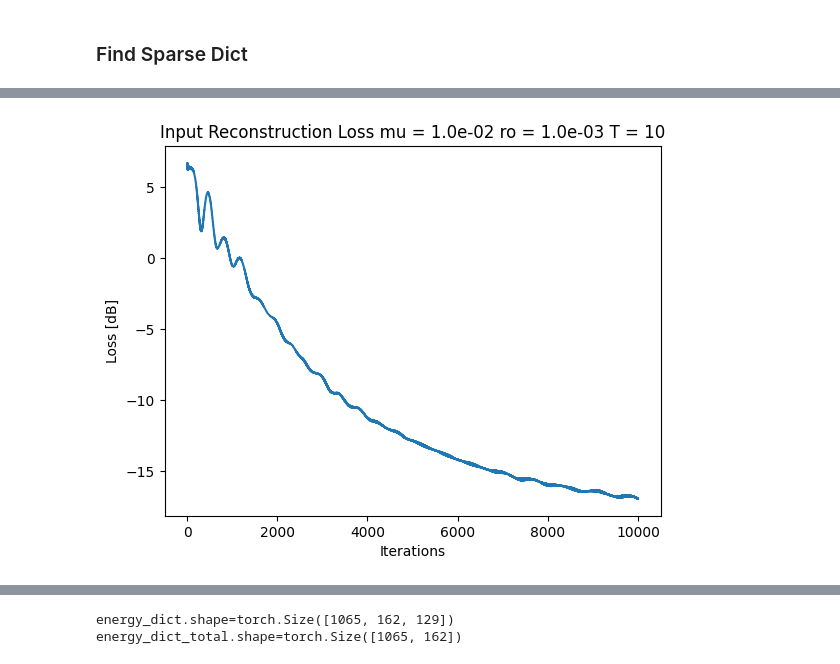
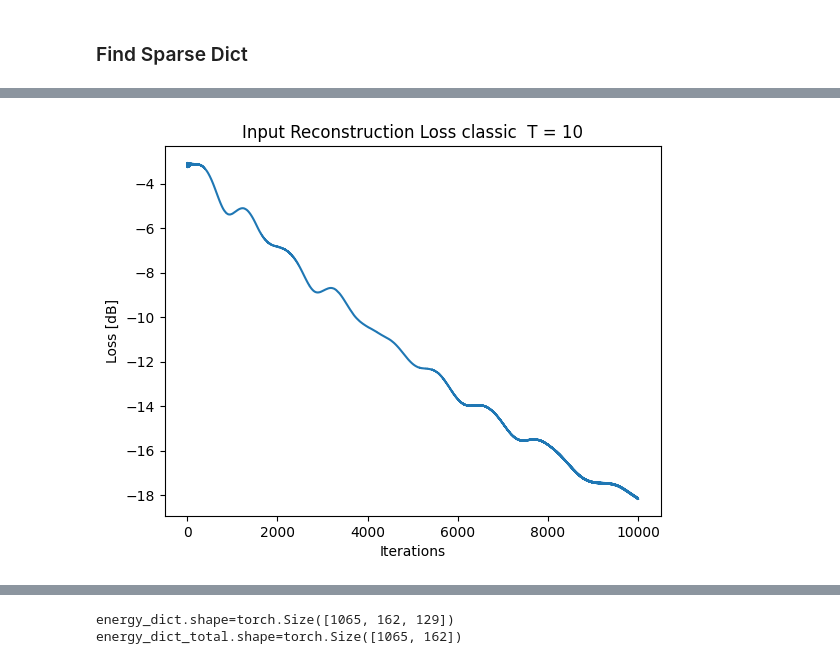
Before and after one commit to Amitmils/AmbisonicUpscaling, a Jupyter notebook: run_script_v2.ipynb, the cells around one changed output, grey strips where cells are left out. Cells and saved outputs as stored; diff of their text form; code cells hidden in the pictures.

```diff
--- a/run_script_v2.ipynb
+++ b/run_script_v2.ipynb
@@ -252,7 +297,7 @@ plot_spectograms(anm_f_input_order,sound_field.sr)
 # %%
 mask_type = 'None'  #"cheat" # "cheat" None , 'algo' 'hardcoded
 
-if mask_type is 'None':
+if mask_type == 'None':
     mask = torch.arange(len(sound_field.P_ph)).reshape(-1)
     sound_field.has_mask = False
 else:
@@ -300,42 +356,79 @@ Y_p_3 = utils.create_sh_matrix(3, zen=sound_field.P_th, azi=sound_field.P_ph,typ
 # %%
 if True:
-    Y_p_complex = utils.create_sh_matrix(input_order, zen=sound_field.P_th, azi=sound_field.P_ph,type='complex')
-    Y_p_real = utils.create_sh_matrix(input_order, zen=sound_field.P_th, azi=sound_field.P_ph,type='real')
-    opt = optimizer(Y_p_complex, alpha=0.1, method=GD_LAGRANGE_MULTI_METHOD,device=DEVICE , save_loss=False , P_th = sound_field.P_th, P_ph = sound_field.P_ph)
-    opt.P_th = sound_field.P_th
-    opt.P_ph = sound_field.P_ph
-    print(f"Method : {opt.method}")
+    NUM_ITER = 10000
+    LOG_N_PLOT = True
+
+
+    Y_p_complex = utils.create_sh_matrix(
+        input_order, zen=sound_field.P_th, azi=sound_field.P_ph, type="complex"
+    )
+    Y_p_real = utils.create_sh_matrix(
+        input_order, zen=sound_field.P_th, azi=sound_field.P_ph, type="real"
+    )
+
     start = time.time()
-    mus = [1e-2]
+    mus = [1e-3]
     ros = [1e-3]
     Ts = [10]
     with torch.no_grad():
         for mu in mus:
             for ro in ros:
                 for T in Ts:
-                    s_stft_dict = sound_field.get_sparse_dict_v3(anm_f_input_order[:],opt,iter = 10000,mu=mu, ro=ro,T=T,mask=mask,save=False,v=3,gt_stft_anmt = anm_f_output_order)
+                    opt = optimizer(
+                        Y_p_complex,
+                        alpha=0.1,
+                        opt_method=GD_LAGRANGE_MULTI_METHOD,
+                        device=DEVICE,
+                        save_loss=False,
+                        P_th=sound_field.P_th,
+                        P_ph=sound_field.P_ph,
+                        num_iters = NUM_ITER,
+                        num_freq_bins= n_fft//2 + 1,
+                        T = T,
+                        mu = mu,
+                        ro = ro,
+                        hyper_parameters= 'classic'
+                    )
+
+                    opt.init(stft_anmt = anm_f_input_order,gt_stft_anmt = anm_f_output_order,mask = mask)
+                    for iter in tqdm(range(opt.num_iters)):
+                        s_stft_dict = opt(iter,log_losses_per_iter = LOG_N_PLOT)
+                    if LOG_N_PLOT:
+                        opt.plot_losses_per_iter()
+
+                    s_stft_dict = opt.get_st() #reexpands if we use a mask
+                    upscaled_loss = opt.upscaled_loss()
+
+
                     plt.show()
+    print(f"Upscaled Loss:  {upscaled_loss.detach().item() :.3f} dB")
     print(f"Time: {time.time()-start}")
     print(f"{opt.N}")
 
 
-
-
-s_stft_dict_complex = torch.complex(s_stft_dict[...,:s_stft_dict.shape[-1]//2], s_stft_dict[...,s_stft_dict.shape[-1]//2:])
+s_stft_dict_complex = torch.complex(
+    s_stft_dict[..., : s_stft_dict.shape[-1] // 2],
+    s_stft_dict[..., s_stft_dict.shape[-1] // 2 :],
+)
 Y_p_complex = utils.create_sh_matrix(
-    input_order, zen=sound_field.P_th, azi=sound_field.P_ph, type='complex'
+    input_order, zen=sound_field.P_th, azi=sound_field.P_ph, type="complex"
 )
 
-real_first_order_proj = (torch.abs(Y_p_complex  @ anm_f_input_order)**2).sum(dim=-1)
-est_anm_f_first_order = (Y_p_complex.cpu().t().conj() @ s_stft_dict_complex.cpu())
-est_first_order_proj = (torch.abs(Y_p_complex @ est_anm_f_first_order)**2).sum(-1)
-
+real_first_order_proj = (torch.abs(Y_p_complex @ anm_f_input_order) ** 2).sum(dim=-1)
+est_anm_f_first_order = Y_p_complex.cpu().t().conj() @ s_stft_dict_complex.cpu()
+est_first_order_proj = (torch.abs(Y_p_complex @ est_anm_f_first_order) ** 2).sum(-1)
 
 
 Y_p_complex_output_order = utils.create_sh_matrix(
-    upscale_order, zen=sound_field.P_th, azi=sound_field.P_ph, type='complex'
+    upscale_order, zen=sound_field.P_th, azi=sound_field.P_ph, type="complex"
 )
-real_output_order_proj = (torch.abs(Y_p_complex_output_order  @ anm_f_output_order)**2).sum(dim=-1)
-est_anm_f_third_order = (Y_p_complex_output_order.cpu().t().conj() @ s_stft_dict_complex.cpu())
-est_third_order_proj = (torch.abs(Y_p_complex_output_order @ est_anm_f_third_order)**2).sum(-1)
+real_output_order_proj = (
+    torch.abs(Y_p_complex_output_order @ anm_f_output_order) ** 2
+).sum(dim=-1)
+est_anm_f_third_order = (
+    Y_p_complex_output_order.cpu().t().conj() @ s_stft_dict_complex.cpu()
+)
+est_third_order_proj = (
+    torch.abs(Y_p_complex_output_order @ est_anm_f_third_order) ** 2
+).sum(-1)
 # %% [output]
@@ -344 +437 @@ Method : GD_lagrange_multi
-[figure, old version]
+[figure, new version]
```
Also changed, not shown: parts of 12 cells of this notebook, 6 other files.
